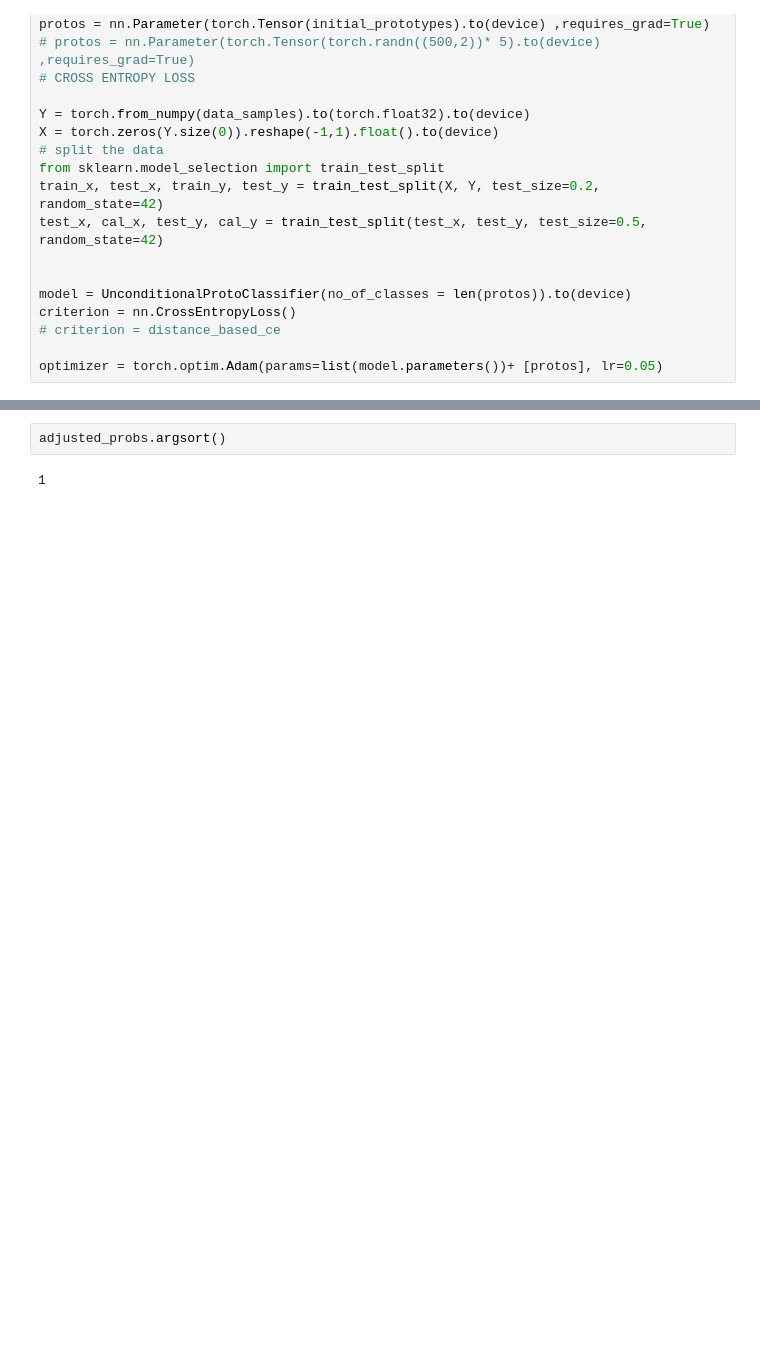
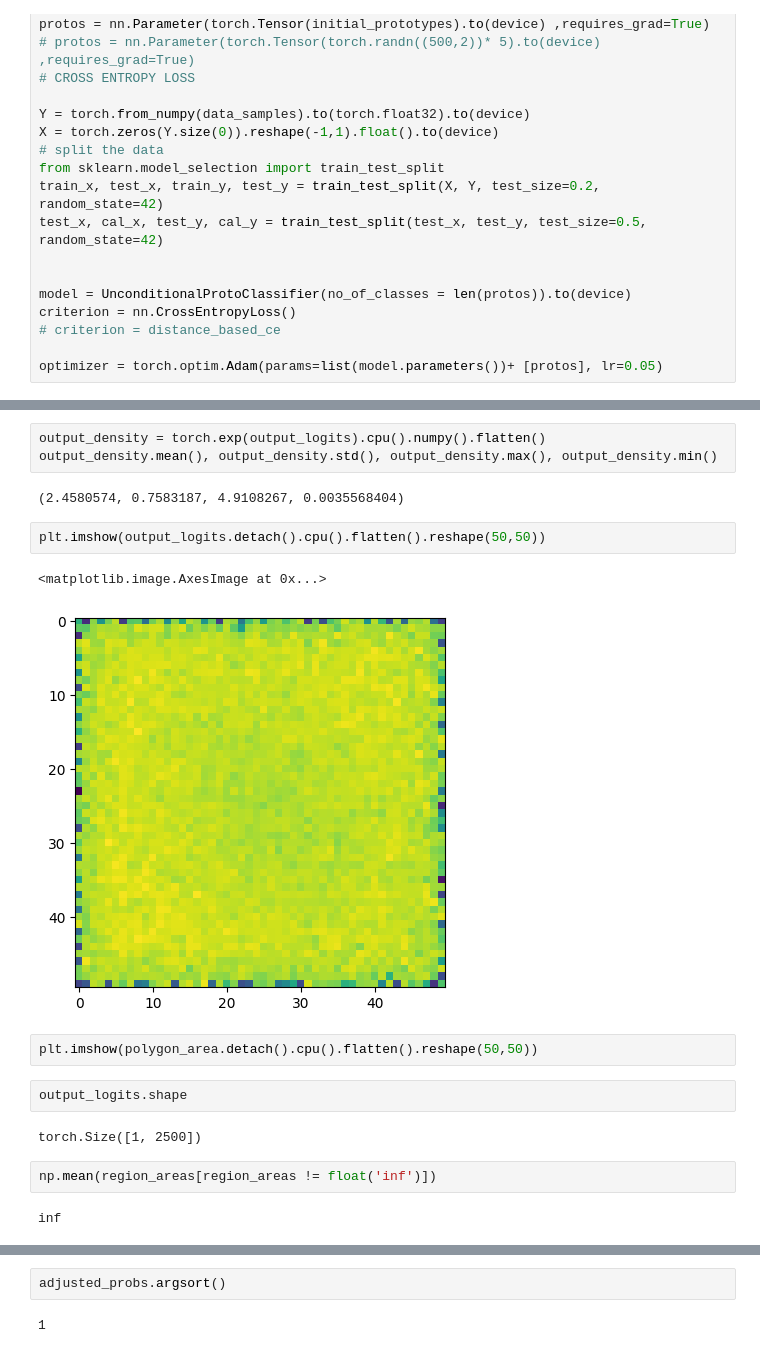
Before and after one commit to batuceng/max_quantile, a Jupyter notebook: 2d_prototypes_v5.ipynb, the cells around one changed output, grey strips where cells are left out. Drawn from its saved outputs; the diff is of its cells as text; blank space fills up the shorter version.

```diff
--- a/2d_prototypes_v5.ipynb
+++ b/2d_prototypes_v5.ipynb
@@ -708,0 +807,20 @@ PINAW Score: 29.68816
+# %%
+output_density = torch.exp(output_logits).cpu().numpy().flatten()
+output_density.mean(), output_density.std(), output_density.max(), output_density.min()
+# %% [output]
+(2.4580574, 0.7583187, 4.9108267, 0.0035568404)
+# %%
+plt.imshow(output_logits.detach().cpu().flatten().reshape(50,50))
+# %% [output]
+<matplotlib.image.AxesImage at 0x...>
+[figure, added]
+# %%
+plt.imshow(polygon_area.detach().cpu().flatten().reshape(50,50))
+# %%
+output_logits.shape
+# %% [output]
+torch.Size([1, 2500])
+# %%
+np.mean(region_areas[region_areas != float('inf')])
+# %% [output]
+inf
```
Also changed, not shown: parts of 14 cells of this notebook, 1 other file.
